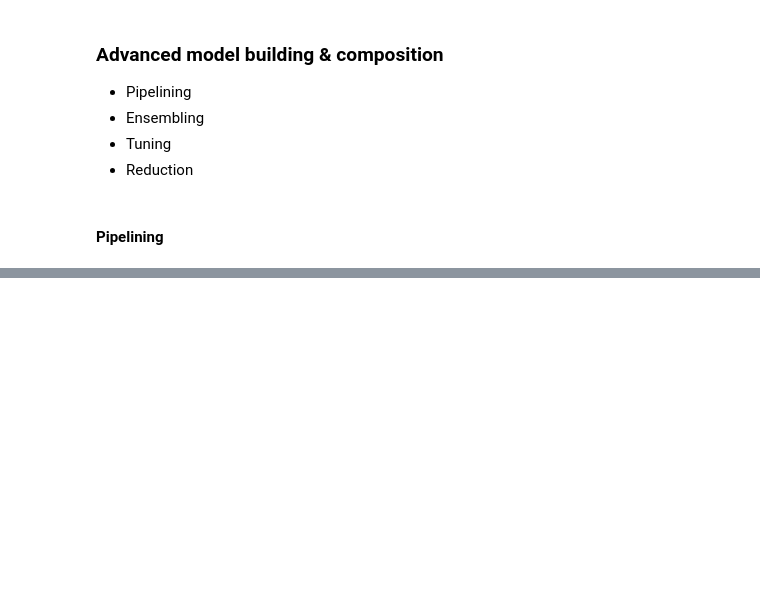
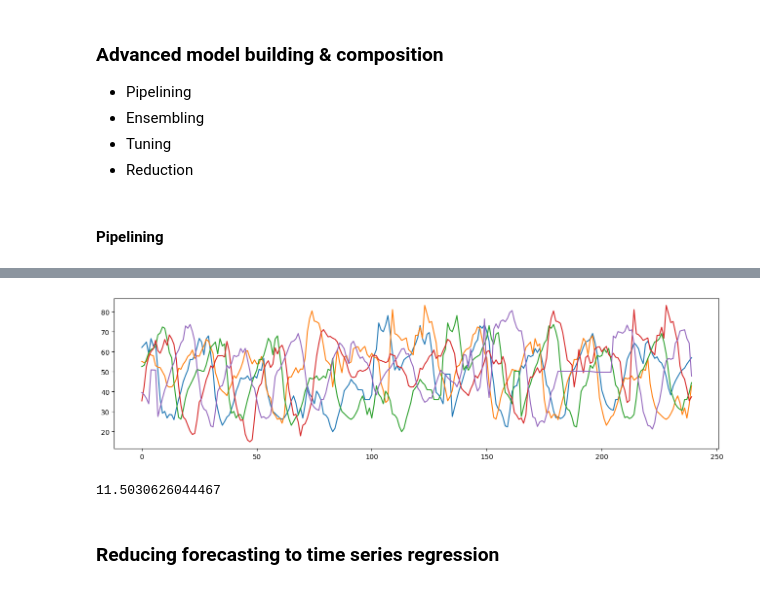
Before and after one commit to KJR020/sktime-tutorial-pydata-global-2021, a Jupyter notebook: notebooks/my_note_3_classification.ipynb, the cells around one changed output, grey strips where cells are left out. Saved outputs shown, nothing was run; the diff lists cells and outputs as text; code cells hidden in the pictures; blank space fills up the shorter version.

```diff
--- a/notebooks/my_note_3_classification.ipynb
+++ b/notebooks/my_note_3_classification.ipynb
@@ -156,0 +172,2 @@ TypeError: acf() got an unexpected keyword argument 'unbiased'
+# %%
+X_train, X_test, y_train, y_test = train_test_split(X,y)
@@ -156,0 +181,6 @@ TypeError: acf() got an unexpected keyword argument 'unbiased'
+# %%
+fig, ax = plt.subplots(1, figsize=plt.figaspect(0.25))
+for i in range(5):
+    ax.plot(X_train[i,0,:])
+# %% [output]
+[figure, added]
@@ -156,0 +192,10 @@ TypeError: acf() got an unexpected keyword argument 'unbiased'
+# %%
+%%time
+regressor = make_pipeline(Rocket(), RandomForestRegressor())
+regressor.fit(X_train, y_train)
+y_pred = regressor.predict(X_test)
+mean_squared_error(y_test, y_pred)
+# %% [output]
+11.5030626044467
+# %% [markdown]
+### Reducing forecasting to time series regression
```
Also changed, not shown: parts of 16 cells of this notebook.
